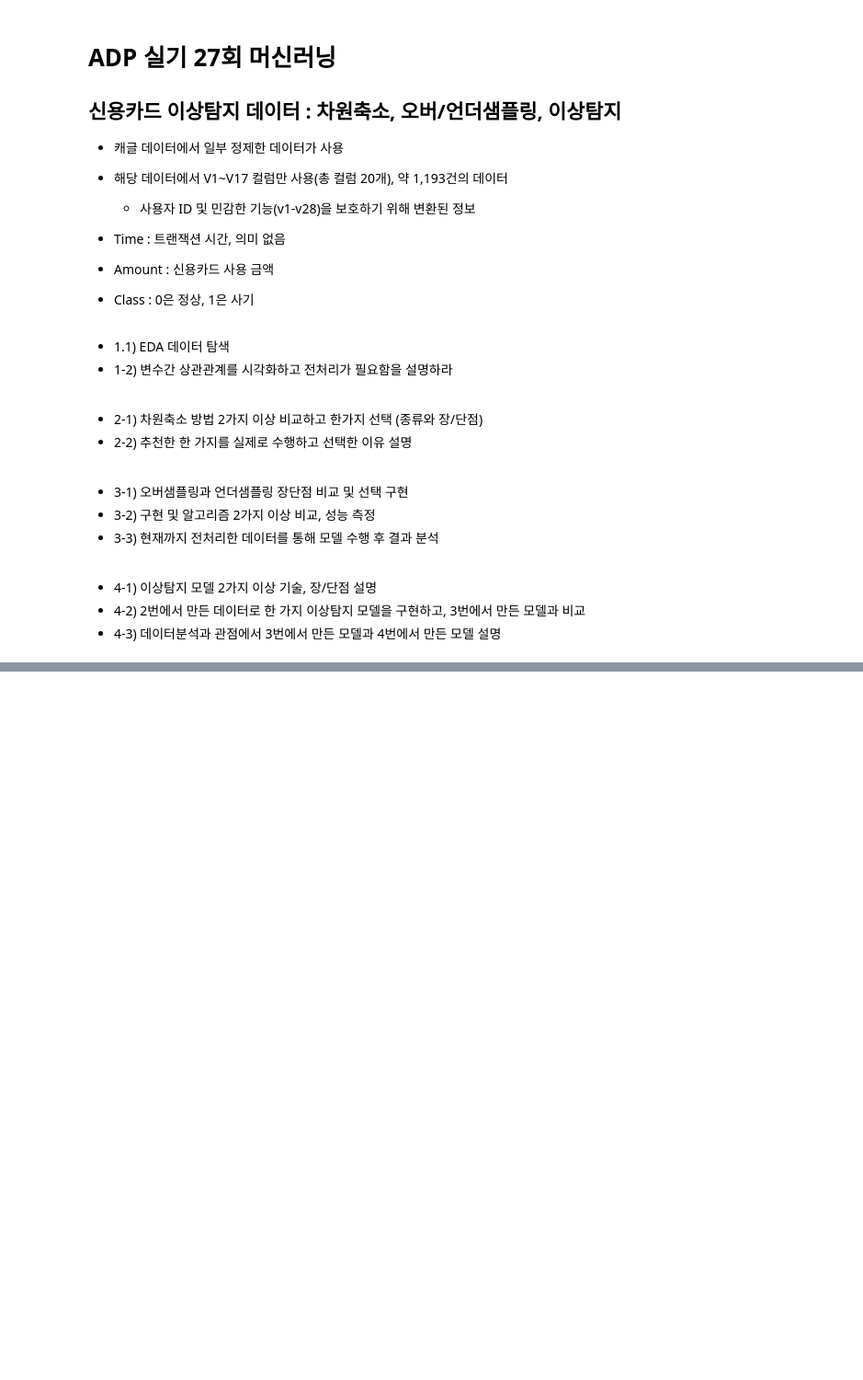
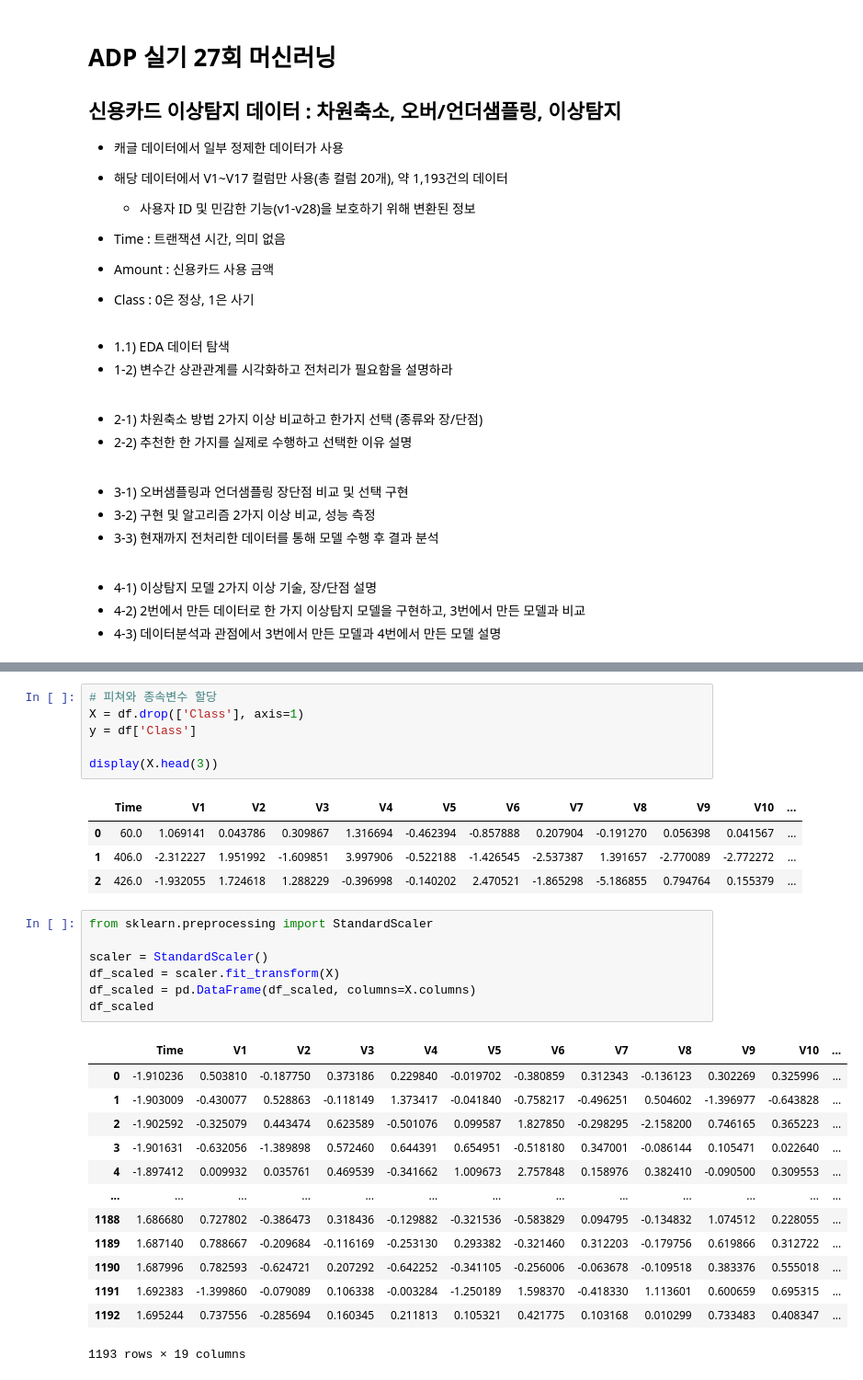
Before and after one commit to Minju-nimm/ADP, a Jupyter notebook: 기출/27회_ML.ipynb, the cells around one changed output, grey strips where cells are left out. Shown: that part at 92% size. Drawn from its saved outputs; the diff is of its cells as text; blank space fills up the shorter version.

```diff
--- a/기출/27회_ML.ipynb
+++ b/기출/27회_ML.ipynb
@@ -27,0 +155,32 @@
+# %%
+# 피쳐와 종속변수 할당
+X = df.drop(['Class'], axis=1)
+y = df['Class']
+
+display(X.head(3))
+# %% [output]
+|  | Time | V1 | V2 | V3 | V4 | V5 | V6 | V7 | V8 | V9 | V10 | ... |
+| 0 | 60.0 | 1.069141 | 0.043786 | 0.309867 | 1.316694 | -0.462394 | -0.857888 | 0.207904 | -0.191270 | 0.056398 | 0.041567 | ... |
+| 1 | 406.0 | -2.312227 | 1.951992 | -1.609851 | 3.997906 | -0.522188 | -1.426545 | -2.537387 | 1.391657 | -2.770089 | -2.772272 | ... |
+| 2 | 426.0 | -1.932055 | 1.724618 | 1.288229 | -0.396998 | -0.140202 | 2.470521 | -1.865298 | -5.186855 | 0.794764 | 0.155379 | ... |
+# %%
+from sklearn.preprocessing import StandardScaler
+
+scaler = StandardScaler()
+df_scaled = scaler.fit_transform(X)
+df_scaled = pd.DataFrame(df_scaled, columns=X.columns)
+df_scaled
+# %% [output]
+|  | Time | V1 | V2 | V3 | V4 | V5 | V6 | V7 | V8 | V9 | V10 | ... |
+| 0 | -1.910236 | 0.503810 | -0.187750 | 0.373186 | 0.229840 | -0.019702 | -0.380859 | 0.312343 | -0.136123 | 0.302269 | 0.325996 | ... |
+| 1 | -1.903009 | -0.430077 | 0.528863 | -0.118149 | 1.373417 | -0.041840 | -0.758217 | -0.496251 | 0.504602 | -1.396977 | -0.643828 | ... |
+| 2 | -1.902592 | -0.325079 | 0.443474 | 0.623589 | -0.501076 | 0.099587 | 1.827850 | -0.298295 | -2.158200 | 0.746165 | 0.365223 | ... |
+| 3 | -1.901631 | -0.632056 | -1.389898 | 0.572460 | 0.644391 | 0.654951 | -0.518180 | 0.347001 | -0.086144 | 0.105471 | 0.022640 | ... |
+| 4 | -1.897412 | 0.009932 | 0.035761 | 0.469539 | -0.341662 | 1.009673 | 2.757848 | 0.158976 | 0.382410 | -0.090500 | 0.309553 | ... |
+| ... | ... | ... | ... | ... | ... | ... | ... | ... | ... | ... | ... | ... |
+| 1188 | 1.686680 | 0.727802 | -0.386473 | 0.318436 | -0.129882 | -0.321536 | -0.583829 | 0.094795 | -0.134832 | 1.074512 | 0.228055 | ... |
+| 1189 | 1.687140 | 0.788667 | -0.209684 | -0.116169 | -0.253130 | 0.293382 | -0.321460 | 0.312203 | -0.179756 | 0.619866 | 0.312722 | ... |
+| 1190 | 1.687996 | 0.782593 | -0.624721 | 0.207292 | -0.642252 | -0.341105 | -0.256006 | -0.063678 | -0.109518 | 0.383376 | 0.555018 | ... |
+| 1191 | 1.692383 | -1.399860 | -0.079089 | 0.106338 | -0.003284 | -1.250189 | 1.598370 | -0.418330 | 1.113601 | 0.600659 | 0.695315 | ... |
+| 1192 | 1.695244 | 0.737556 | -0.285694 | 0.160345 | 0.211813 | 0.105321 | 0.421775 | 0.103168 | 0.010299 | 0.733483 | 0.408347 | ... |
+1193 rows × 19 columns
```
Also changed, not shown: parts of 34 cells of this notebook.
